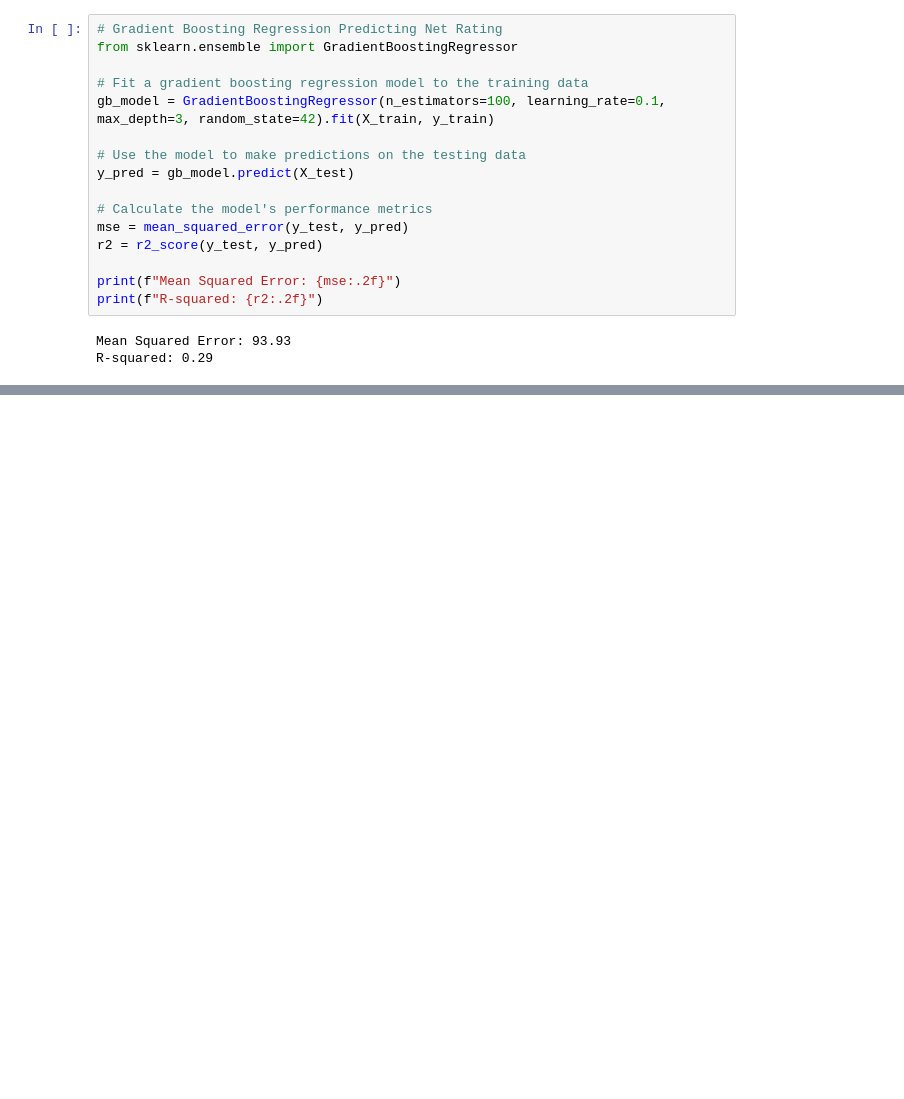
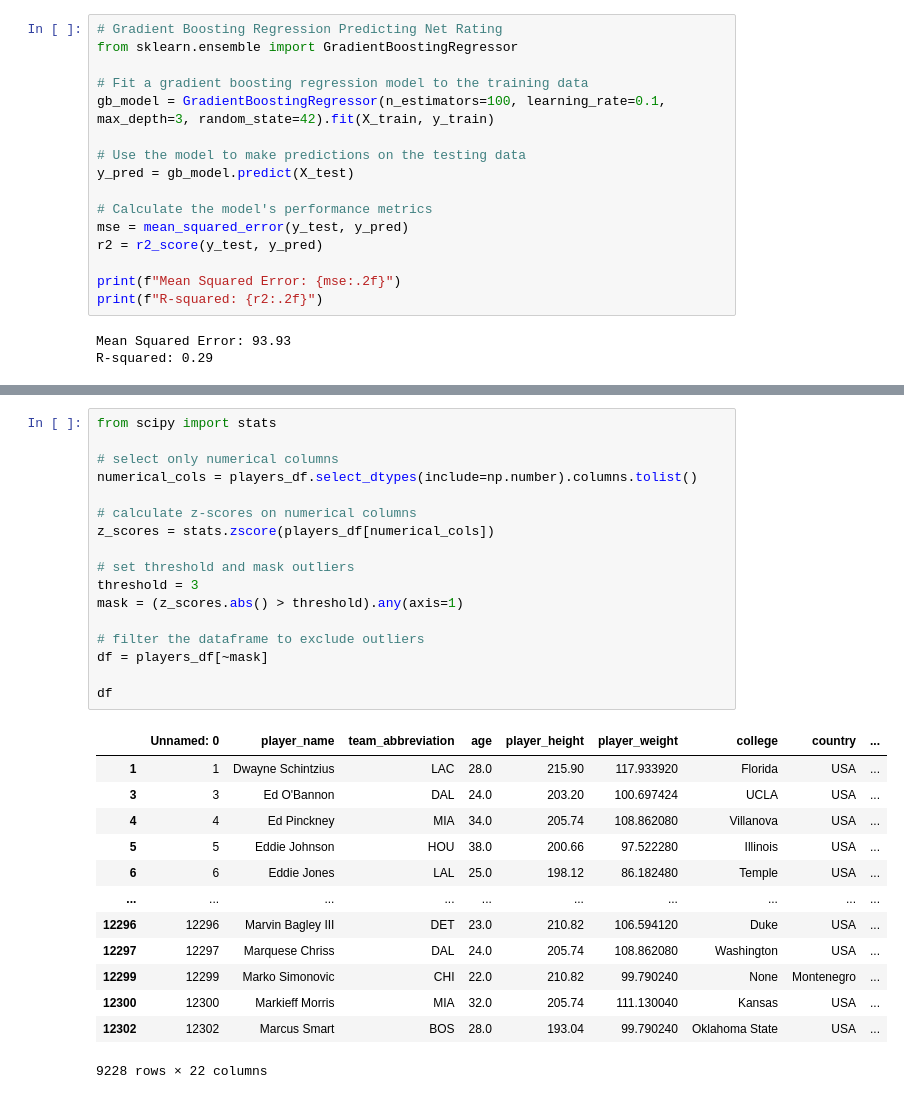
Before and after one commit to jefflee702/NBA, a Jupyter notebook: main.ipynb, the cells around one changed output, grey strips where cells are left out. Cells and saved outputs as stored; diff of their text form; blank space fills up the shorter version.

```diff
--- a/main.ipynb
+++ b/main.ipynb
@@ -274,0 +311,31 @@ R-squared: 0.29
+# %%
+from scipy import stats
+
+# select only numerical columns
+numerical_cols = players_df.select_dtypes(include=np.number).columns.tolist()
+
+# calculate z-scores on numerical columns
+z_scores = stats.zscore(players_df[numerical_cols])
+
+# set threshold and mask outliers
+threshold = 3
+mask = (z_scores.abs() > threshold).any(axis=1)
+
+# filter the dataframe to exclude outliers
+df = players_df[~mask]
+
+df
+# %% [output]
+|  | Unnamed: 0 | player_name | team_abbreviation | age | player_height | player_weight | college | country | ... |
+| 1 | 1 | Dwayne Schintzius | LAC | 28.0 | 215.90 | 117.933920 | Florida | USA | ... |
+| 3 | 3 | Ed O'Bannon | DAL | 24.0 | 203.20 | 100.697424 | UCLA | USA | ... |
+| 4 | 4 | Ed Pinckney | MIA | 34.0 | 205.74 | 108.862080 | Villanova | USA | ... |
+| 5 | 5 | Eddie Johnson | HOU | 38.0 | 200.66 | 97.522280 | Illinois | USA | ... |
+| 6 | 6 | Eddie Jones | LAL | 25.0 | 198.12 | 86.182480 | Temple | USA | ... |
+| ... | ... | ... | ... | ... | ... | ... | ... | ... | ... |
+| 12296 | 12296 | Marvin Bagley III | DET | 23.0 | 210.82 | 106.594120 | Duke | USA | ... |
+| 12297 | 12297 | Marquese Chriss | DAL | 24.0 | 205.74 | 108.862080 | Washington | USA | ... |
+| 12299 | 12299 | Marko Simonovic | CHI | 22.0 | 210.82 | 99.790240 | None | Montenegro | ... |
+| 12300 | 12300 | Markieff Morris | MIA | 32.0 | 205.74 | 111.130040 | Kansas | USA | ... |
+| 12302 | 12302 | Marcus Smart | BOS | 28.0 | 193.04 | 99.790240 | Oklahoma State | USA | ... |
+9228 rows × 22 columns
```
Also changed, not shown: parts of 11 cells of this notebook.
